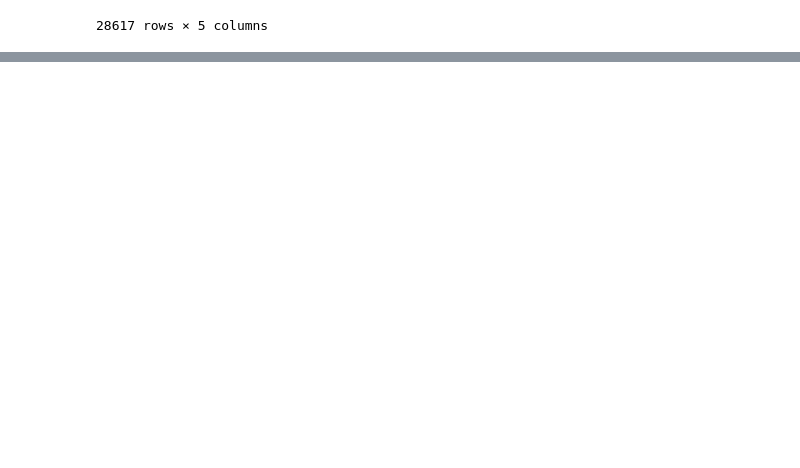
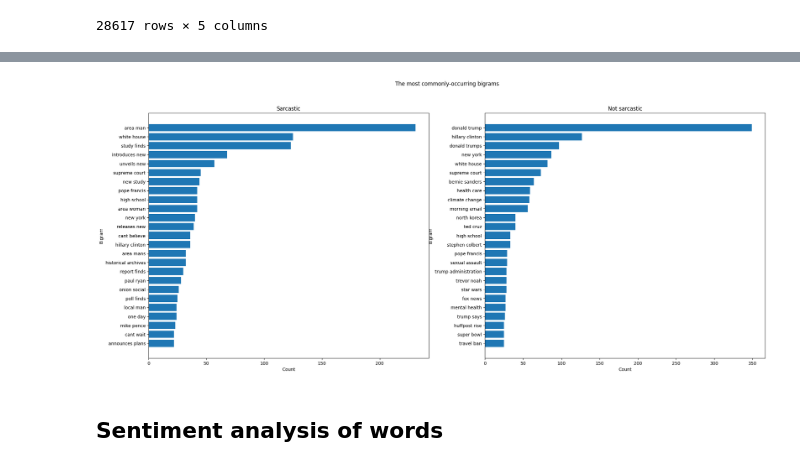
Before and after one commit to aditya-iyer1/sarcasm-detection, a Jupyter notebook: minxi_lin.ipynb, the cells around one changed output, grey strips where cells are left out. Drawn from its saved outputs; the diff is of its cells as text; code cells hidden in the pictures; blank space fills up the shorter version.

```diff
--- a/minxi_lin.ipynb
+++ b/minxi_lin.ipynb
@@ -140,0 +227,23 @@ df
+# %%
+# the most commonly-occurring bigrams, broken down by label
+common_bigram_1 = bigram_1_df[:25]
+common_bigram_0 = bigram_0_df[:25]
+fig, axs = plt.subplots(1, 2)
+fig.set_figheight(10)
+fig.set_figwidth(25)
+axs[0].barh(common_bigram_1['bigram'], common_bigram_1['count']) # positive
+axs[0].invert_yaxis()
+axs[0].set_xlabel("Count")
+axs[0].set_ylabel("Bigram")
+axs[1].barh(common_bigram_0['bigram'], common_bigram_0['count']) # negative
+axs[1].invert_yaxis()
+axs[1].set_xlabel("Count")
+axs[1].set_ylabel("Bigram")
+fig.suptitle("The most commonly-occurring bigrams")
+axs[0].title.set_text('Sarcastic')
+axs[1].title.set_text('Not sarcastic')
+plt.show()
+# %% [output]
+[figure, added]
+# %% [markdown]
+## Sentiment analysis of words
```
Also changed, not shown: parts of 22 cells of this notebook.
